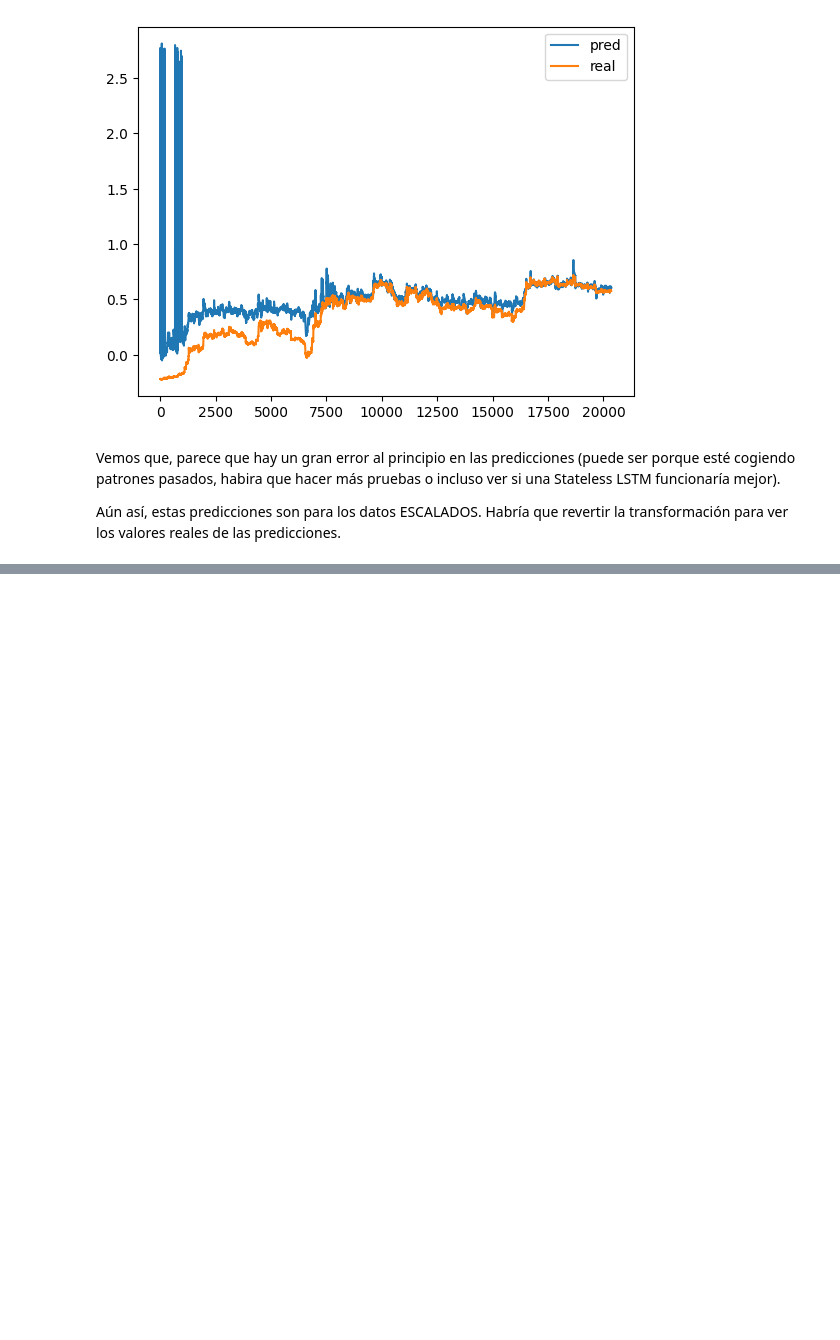
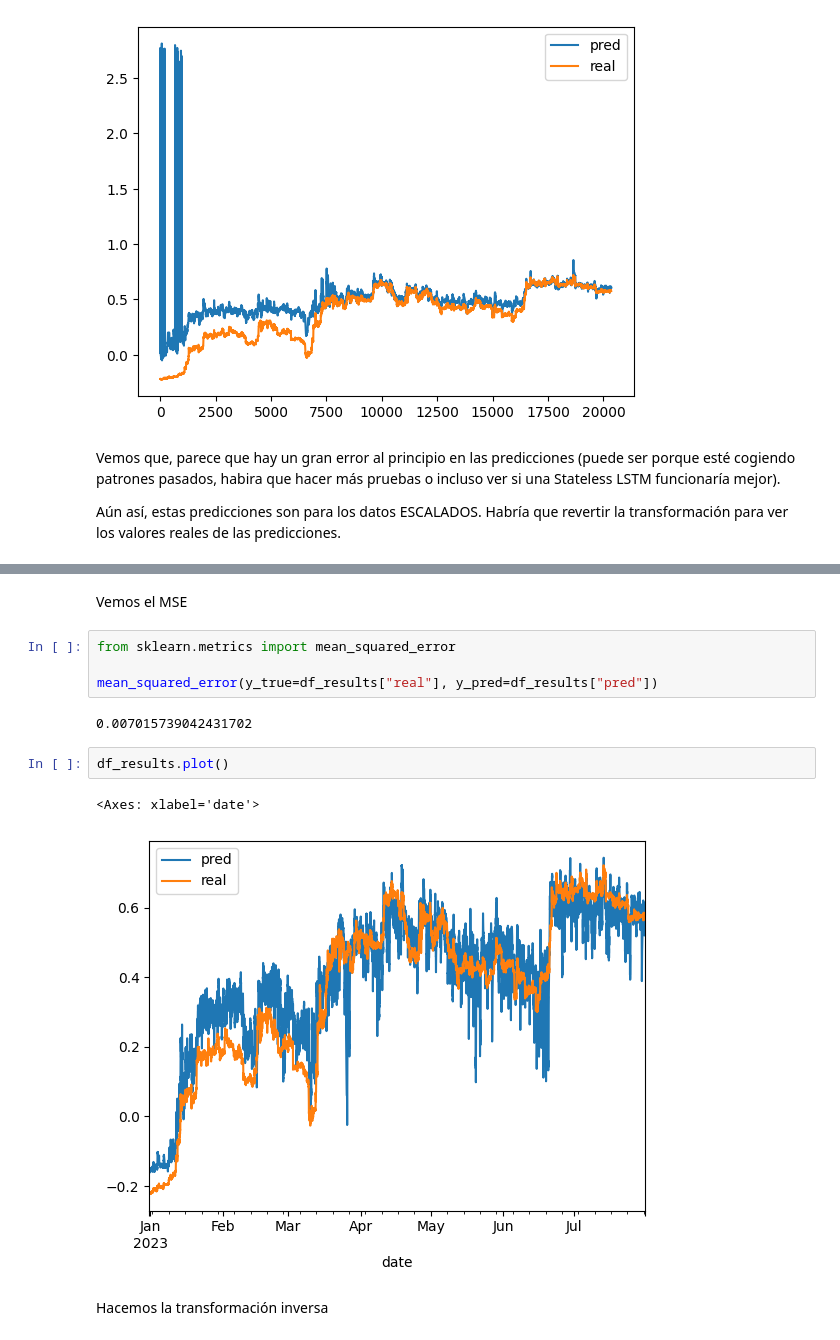
Before and after one commit to robercg33/ML-projects, a Jupyter notebook: BTC price prediction + GDELT news/time_series_btc.ipynb, the cells around one changed output, grey strips where cells are left out. Drawn from its saved outputs; the diff is of its cells as text; blank space fills up the shorter version.

```diff
--- a/BTC price prediction + GDELT news/time_series_btc.ipynb
+++ b/BTC price prediction + GDELT news/time_series_btc.ipynb
@@ -1053,0 +1498,15 @@ Aún así, estas predicciones son para los datos ESCALADOS. Habría que revertir
+# %% [markdown]
+Vemos el MSE
+# %%
+from sklearn.metrics import mean_squared_error
+
+mean_squared_error(y_true=df_results["real"], y_pred=df_results["pred"])
+# %% [output]
+0.007015739042431702
+# %%
+df_results.plot()
+# %% [output]
+<Axes: xlabel='date'>
+[figure, added]
+# %% [markdown]
+Hacemos la transformación inversa
```
Also changed, not shown: parts of 52 cells of this notebook.
